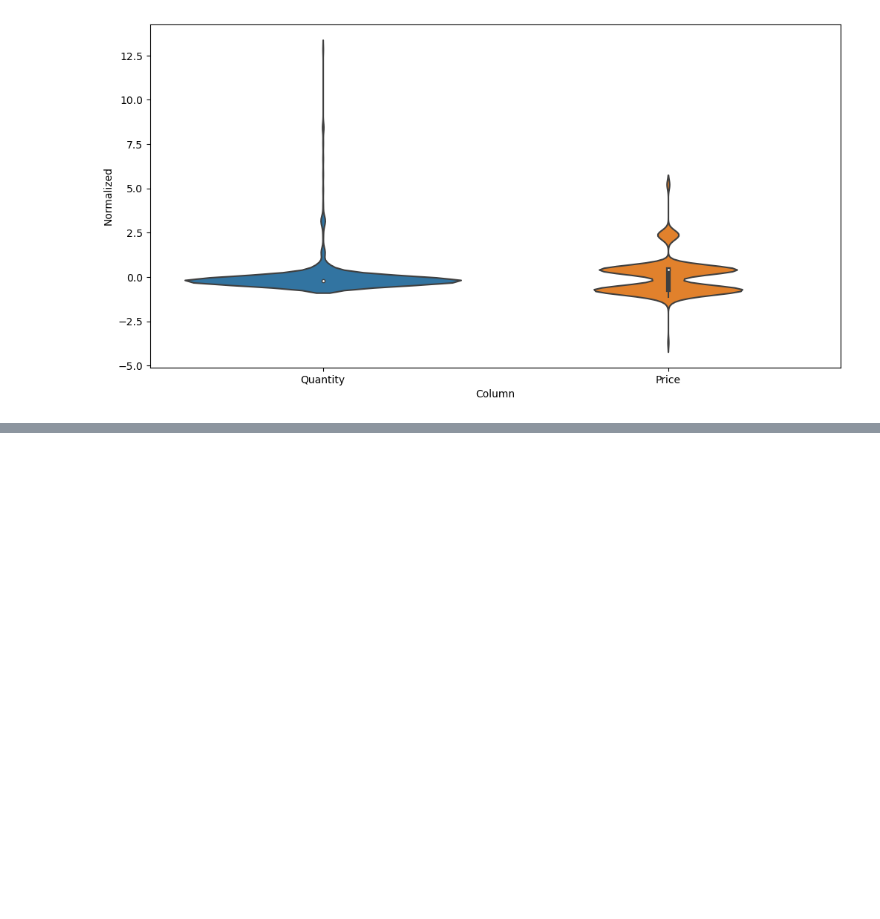
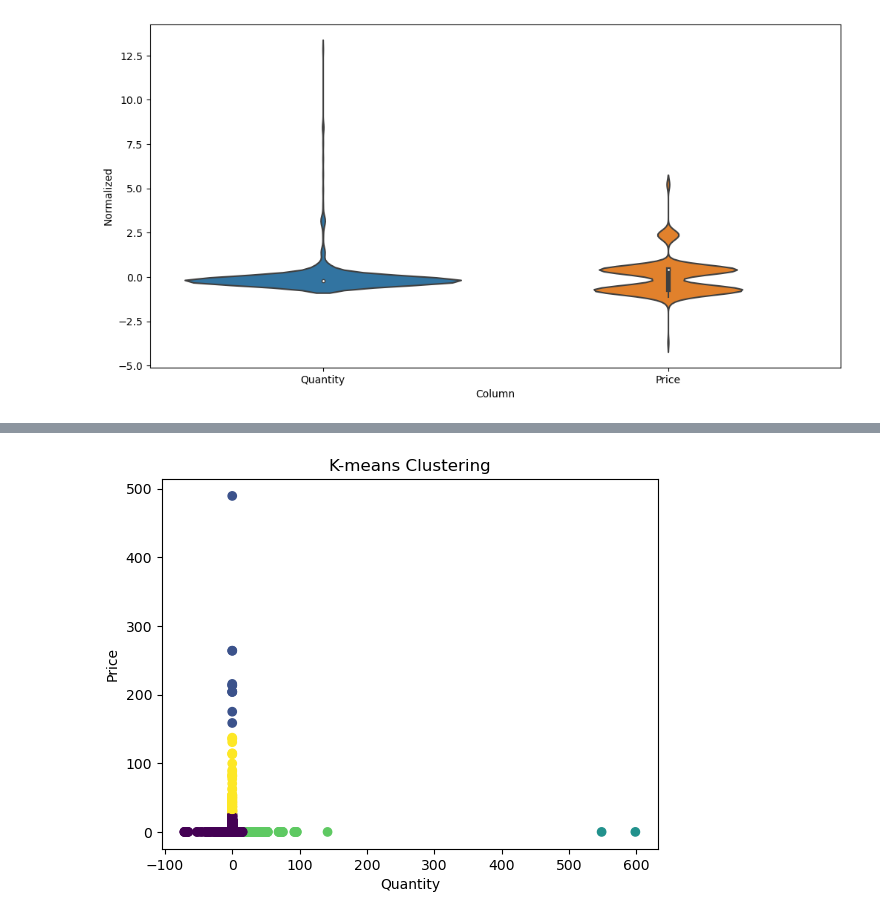
Before and after one commit to Hoomaaan/Retail-Store-Challenge, a Jupyter notebook: main.ipynb, the cells around one changed output, grey strips where cells are left out. Drawn from its saved outputs; the diff is of its cells as text; code cells hidden in the pictures; blank space fills up the shorter version.

```diff
--- a/main.ipynb
+++ b/main.ipynb
@@ -516,0 +706,3 @@ ValueError: Found input variables with inconsistent numbers of samples: [731, 78
+# %%
+perform_kmeans(5, data_scaled)
+# %% [output]
@@ -516,0 +710 @@ ValueError: Found input variables with inconsistent numbers of samples: [731, 78
+[figure, added]
```
Also changed, not shown: parts of 23 cells of this notebook.
